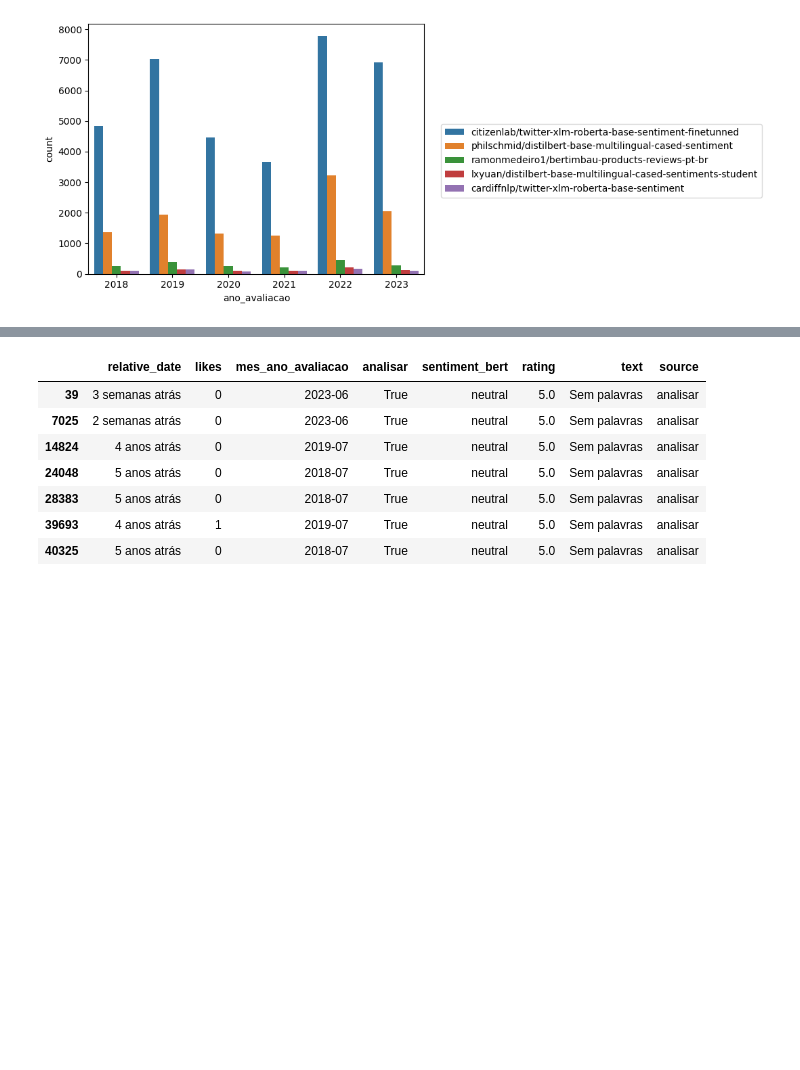
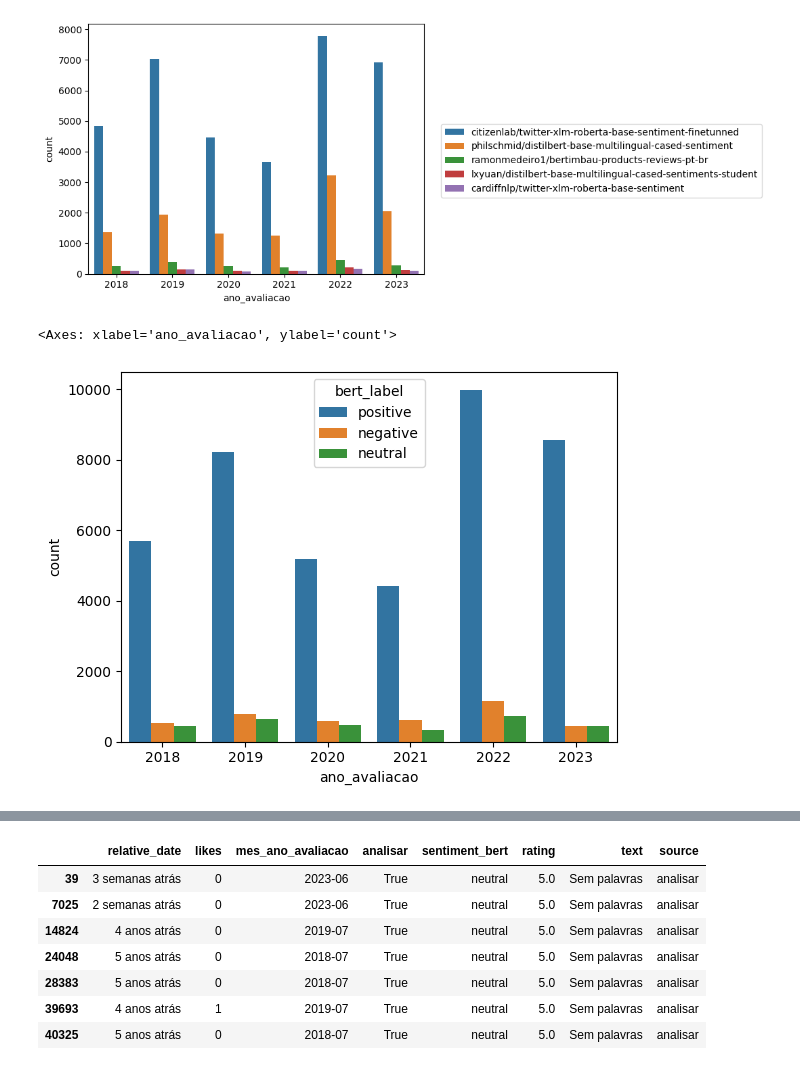
Before and after one commit to emerson-matos/tcc-notebooks, a Jupyter notebook: sentimentos/analise.ipynb, the cells around one changed output, grey strips where cells are left out. Cells and saved outputs as stored; diff of their text form; code cells hidden in the pictures; blank space fills up the shorter version.

```diff
--- a/sentimentos/analise.ipynb
+++ b/sentimentos/analise.ipynb
@@ -93,9 +193,10 @@ PRE_TRAINED_MODEL_NAME_4 = 'cardiffnlp/twitter-xlm-roberta-base-sentiment'
 PRE_TRAINED_MODEL_NAME_3 = 'citizenlab/twitter-xlm-roberta-base-sentiment-finetunned'
 PRE_TRAINED_MODEL_NAME_2 = 'lxyuan/distilbert-base-multilingual-cased-sentiments-student'
 PRE_TRAINED_MODEL_NAME_1 = 'philschmid/distilbert-base-multilingual-cased-sentiment'
+teste = megazord.copy()
+MODELS = [PRE_TRAINED_MODEL_NAME_1,PRE_TRAINED_MODEL_NAME_2,PRE_TRAINED_MODEL_NAME_3,PRE_TRAINED_MODEL_NAME_4,PRE_TRAINED_MODEL_NAME_5]
 
-MODELS = [PRE_TRAINED_MODEL_NAME_1,PRE_TRAINED_MODEL_NAME_2,PRE_TRAINED_MODEL_NAME_3,PRE_TRAINED_MODEL_NAME_4,PRE_TRAINED_MODEL_NAME_5]
-teste = dados.copy()
+GPT_LABEL = ['negative', 'neutral', 'positive', 'unknown']
 
 translate = {"muito positivo": "positive", "muito negativo": "negative", "neutro": "neutral", "negativo": "negative", "positivo": "positive"}
 # %%
@@ -198 +318,12 @@ teste[teste.text == 'Lindo d mais']
+# %%
+def translate_bert_label(x):
+  max_item = max(x, key=lambda x: x['score'])
+  highest_score_label = max_item['label']
+  return highest_score_label
+# %%
+teste['gpt_label'] = teste['resultado_gpt'].apply(lambda x: GPT_LABEL[x])
+teste['bert_label'] = teste['sentiment_bert'].apply(lambda x: translate_bert_label(x))
+teste['citizenlab_bert_label'] = teste['sentiment_bert_3'].apply(lambda x: x['label'])
+teste['bert_gpt_match'] = teste['bert_label'] == teste['gpt_label']
+teste['citizenlab_gpt_match'] = teste['citizenlab_bert_label'] == teste['gpt_label']
 # %%
@@ -200,2 +331,2 @@ teste.to_csv('/content/gdrive/MyDrive/tcc/bert/analise_sentimento_v3.csv')
 # %%
-teste = pd.read_csv('/content/gdrive/MyDrive/tcc/bert/analise_sentimento_v2.csv')
+# teste = pd.read_csv('/content/gdrive/MyDrive/tcc/bert/analise_sentimento_2023_10_31.csv', index_col=0)
@@ -209,3 +352,8 @@ plt.legend(bbox_to_anchor=(1.05, .6), loc='upper left', borderaxespad=0)
 # %% [output]
 <matplotlib.legend.Legend at 0x...>
 [figure]
+# %%
+sns.countplot(x='ano_avaliacao', hue='bert_label', data=teste)
+# %% [output]
+<Axes: xlabel='ano_avaliacao', ylabel='count'>
+[figure, added]
```
Also changed, not shown: parts of 47 cells of this notebook.
